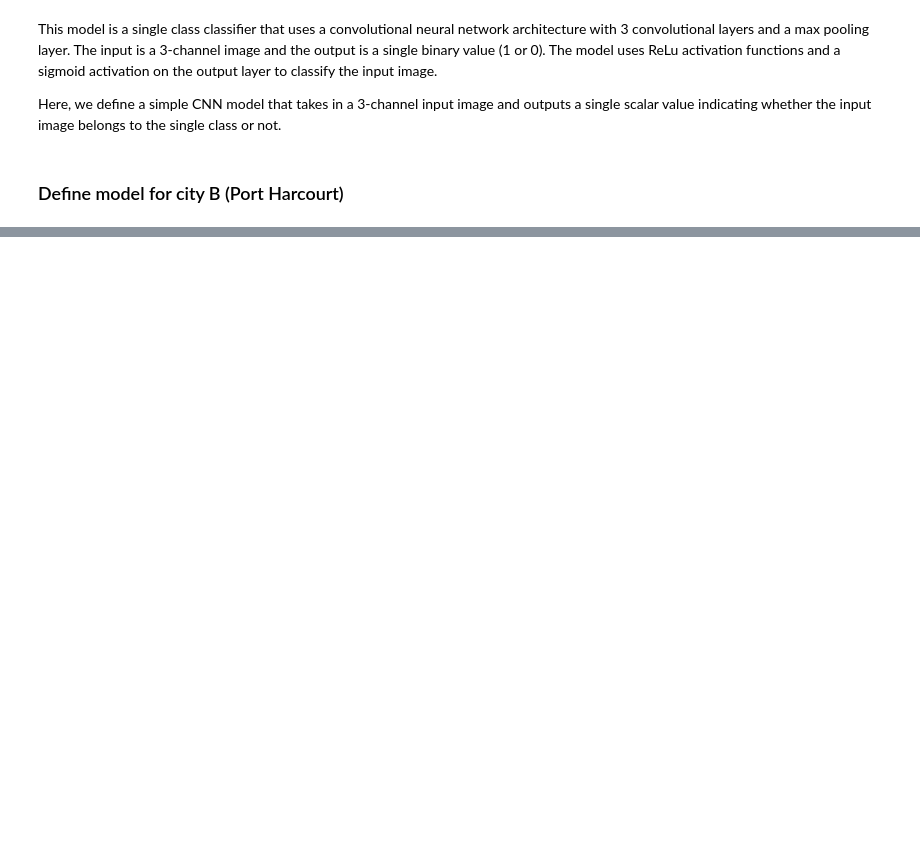
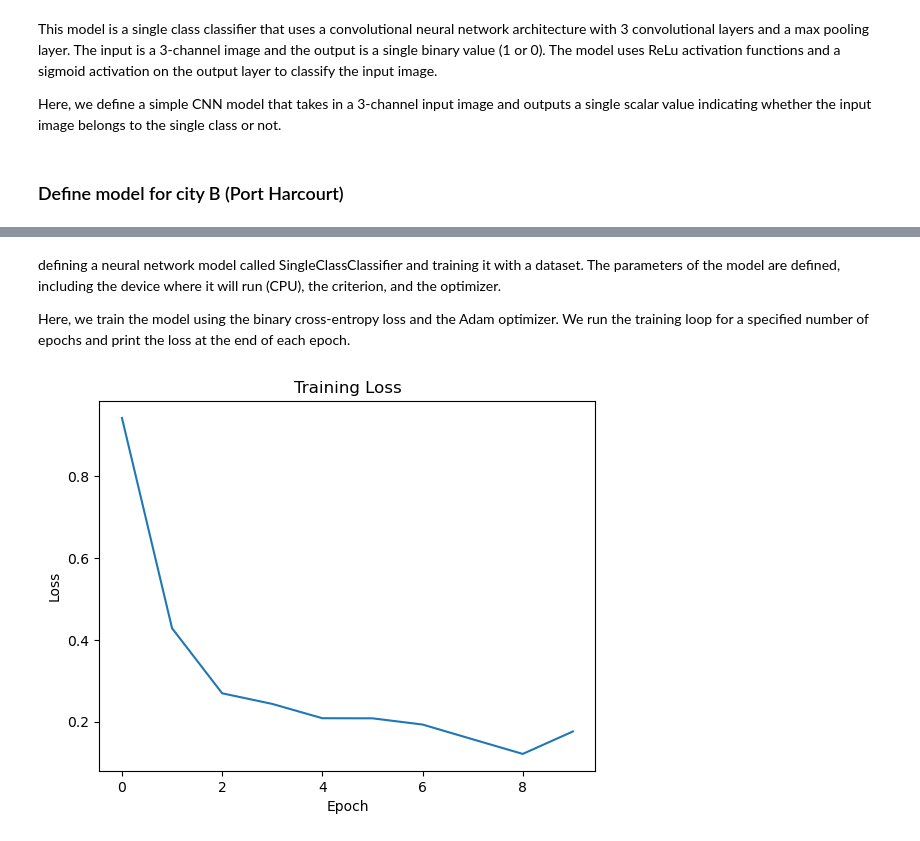
Before and after one commit to A-boo-Bae/ITNPAI1-Deep-Learning-for-Vision-and-NLP-2022-3, a Jupyter notebook: ITNPAI1 - Assignment.ipynb, the cells around one changed output, grey strips where cells are left out. Saved outputs shown, nothing was run; the diff lists cells and outputs as text; code cells hidden in the pictures; blank space fills up the shorter version.

Commit message:
Experimental tests and evaluations
Here we implemented the code for training, testing and evaluating our solution

```diff
--- a/ITNPAI1 - Assignment.ipynb
+++ b/ITNPAI1 - Assignment.ipynb
@@ -153,0 +158,25 @@ net = Net()
+# %%
+# train model for City A (Lagos)
+device = torch.device('cuda' if torch.cuda.is_available() else 'cpu')
+
+model = SingleClassClassifier().to(device)
+criterion = nn.BCELoss()
+optimizer = optim.Adam(model.parameters(), lr=0.001)
+
+num_epochs = 10
+train_losses = []
+
+for epoch in range(num_epochs):
+    running_loss = 0.0
+    for inputs, labels in train_loader:
+        inputs = inputs.to(device)
+        labels = labels.float().unsqueeze(1).to(device)
+        optimizer.zero_grad()
+        outputs = model(inputs)
+        loss = criterion(outputs, labels)
+        loss.backward()
+        optimizer.step()
+        running_loss += loss.item() * inputs.size(0)
+    epoch_loss = running_loss / len(train_dataset)
+    train_losses.append(epoch_loss)
+    print(f'Epoch {epoch+1}/{num_epochs}, Loss: {epoch_loss:.4f}')
@@ -153,0 +194,13 @@ net = Net()
+# %% [markdown]
+defining a neural network model called SingleClassClassifier and training it with a dataset. The parameters of the model are defined, including the device where it will run (CPU), the criterion, and the optimizer.
+
+Here, we train the model using the binary cross-entropy loss and the Adam optimizer. We run the training loop for a specified number of epochs and print the loss at the end of each epoch.
+# %%
+#Plot train lossess graph
+plt.plot(train_losses)
+plt.title('Training Loss')
+plt.xlabel('Epoch')
+plt.ylabel('Loss')
+plt.show()
+# %% [output]
+[figure, added]
```
Also changed, not shown: parts of 14 cells of this notebook.
